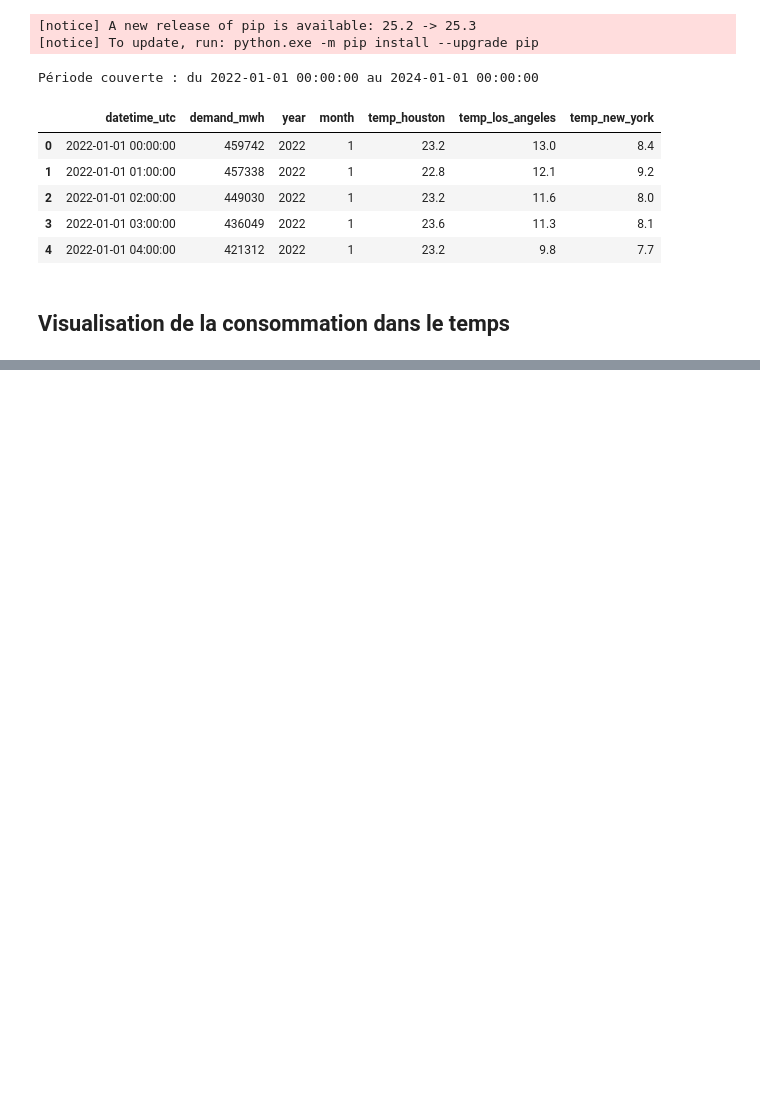
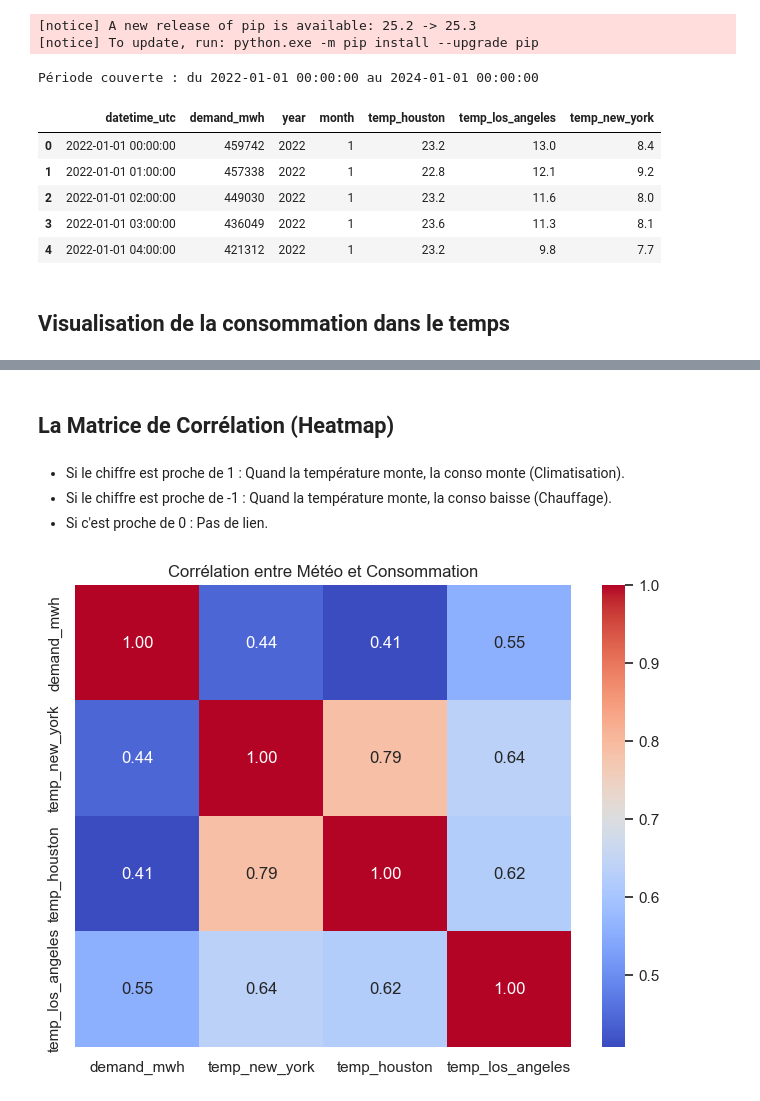
Before and after one commit to Mohamed-Amine-ELASLA/energy-eia-project, a Jupyter notebook: notebooks/01_eda_energy.ipynb, the cells around one changed output, grey strips where cells are left out. Saved outputs shown, nothing was run; the diff lists cells and outputs as text; code cells hidden in the pictures; blank space fills up the shorter version.

```diff
--- a/notebooks/01_eda_energy.ipynb
+++ b/notebooks/01_eda_energy.ipynb
@@ -63,0 +66,16 @@ plt.show()
+# %% [markdown]
+## La Matrice de Corrélation (Heatmap)
+# %% [markdown]
+- Si le chiffre est proche de 1 : Quand la température monte, la conso monte (Climatisation).
+- Si le chiffre est proche de -1 : Quand la température monte, la conso baisse (Chauffage).
+- Si c'est proche de 0 : Pas de lien.
+# %%
+# On calcule la corrélation entre toutes les colonnes numériques
+corr = df[['demand_mwh', 'temp_new_york', 'temp_houston', 'temp_los_angeles']].corr()
+
+plt.figure(figsize=(8, 6))
+sns.heatmap(corr, annot=True, cmap='coolwarm', fmt=".2f")
+plt.title("Corrélation entre Météo et Consommation")
+plt.show()
+# %% [output]
+[figure, added]
```
Also changed, not shown: parts of 3 cells of this notebook.
